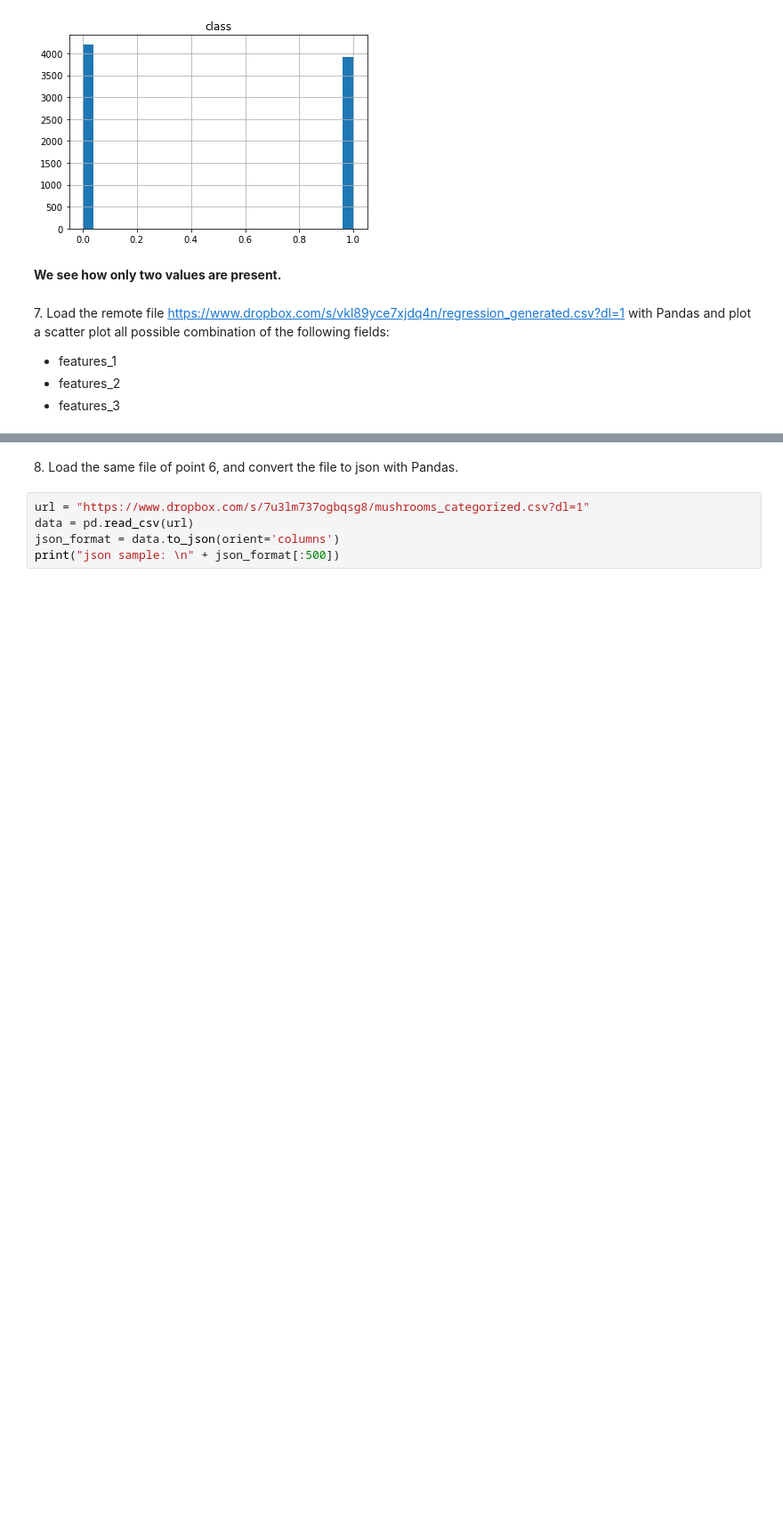
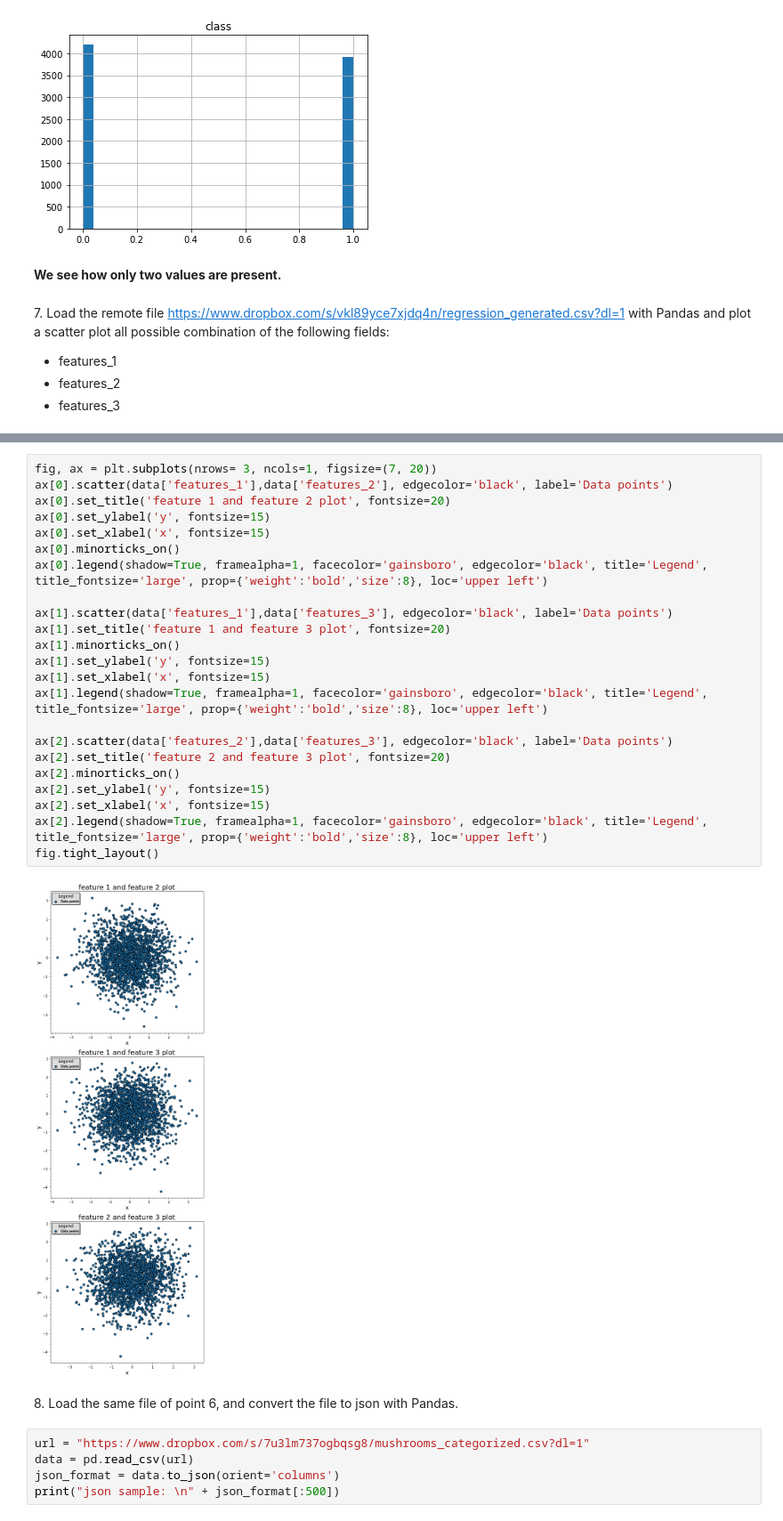
Before and after one commit to tommasoamico/LaboratoryOfComputationalPhysics_Y4, a Jupyter notebook: 04ex_OSEMN.ipynb, the cells around one changed output, grey strips where cells are left out. Shown at 89% size. Drawn from its saved outputs; the diff is of its cells as text; blank space fills up the shorter version.

```diff
--- a/04ex_OSEMN.ipynb
+++ b/04ex_OSEMN.ipynb
@@ -191,3 +184,28 @@ memory usage: 328.2 KB
+# %%
+fig, ax = plt.subplots(nrows= 3, ncols=1, figsize=(7, 20))
+ax[0].scatter(data['features_1'],data['features_2'], edgecolor='black', label='Data points')
+ax[0].set_title('feature 1 and feature 2 plot', fontsize=20)
+ax[0].set_ylabel('y', fontsize=15)
+ax[0].set_xlabel('x', fontsize=15)
+ax[0].minorticks_on()
+ax[0].legend(shadow=True, framealpha=1, facecolor='gainsboro', edgecolor='black', title='Legend', title_fontsize='large', prop={'weight':'bold','size':8}, loc='upper left')
+
+ax[1].scatter(data['features_1'],data['features_3'], edgecolor='black', label='Data points')
+ax[1].set_title('feature 1 and feature 3 plot', fontsize=20)
+ax[1].minorticks_on()
+ax[1].set_ylabel('y', fontsize=15)
+ax[1].set_xlabel('x', fontsize=15)
+ax[1].legend(shadow=True, framealpha=1, facecolor='gainsboro', edgecolor='black', title='Legend', title_fontsize='large', prop={'weight':'bold','size':8}, loc='upper left')
+
+ax[2].scatter(data['features_2'],data['features_3'], edgecolor='black', label='Data points')
+ax[2].set_title('feature 2 and feature 3 plot', fontsize=20)
+ax[2].minorticks_on()
+ax[2].set_ylabel('y', fontsize=15)
+ax[2].set_xlabel('x', fontsize=15)
+ax[2].legend(shadow=True, framealpha=1, facecolor='gainsboro', edgecolor='black', title='Legend', title_fontsize='large', prop={'weight':'bold','size':8}, loc='upper left')
+fig.tight_layout()
+# %% [output]
+[figure, added]
 # %% [markdown]
 8\. Load the same file of point 6, and convert the file to json with Pandas.
 # %%
```
Also changed, not shown: parts of 1 cell of this notebook, 5 other files.
